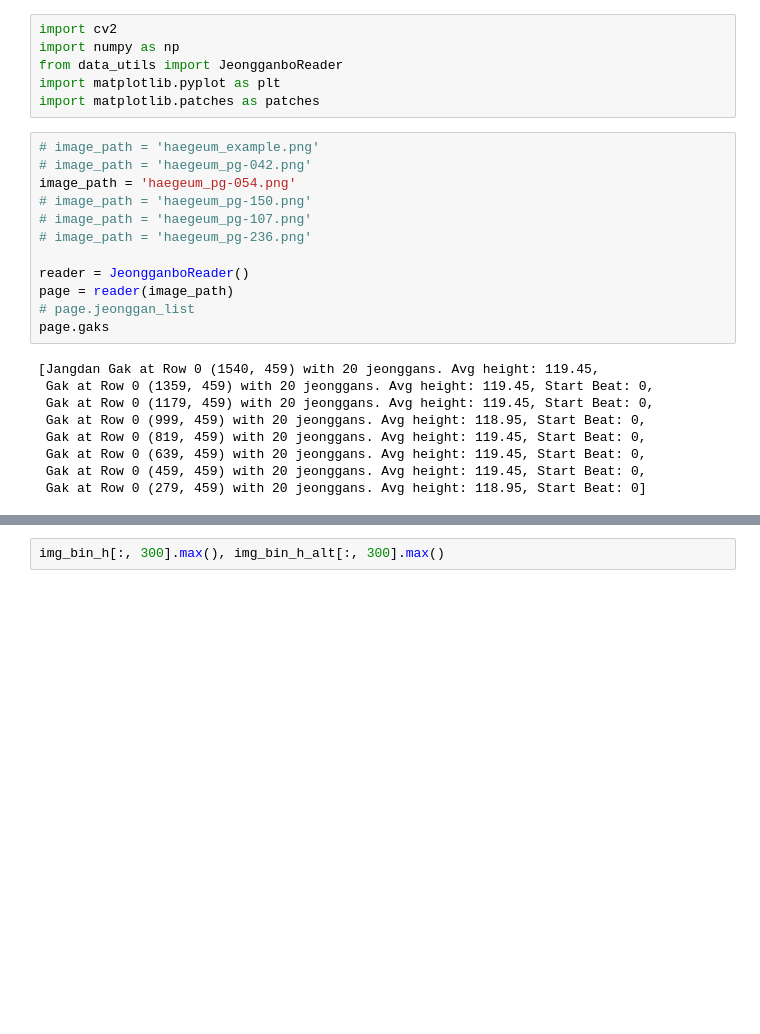
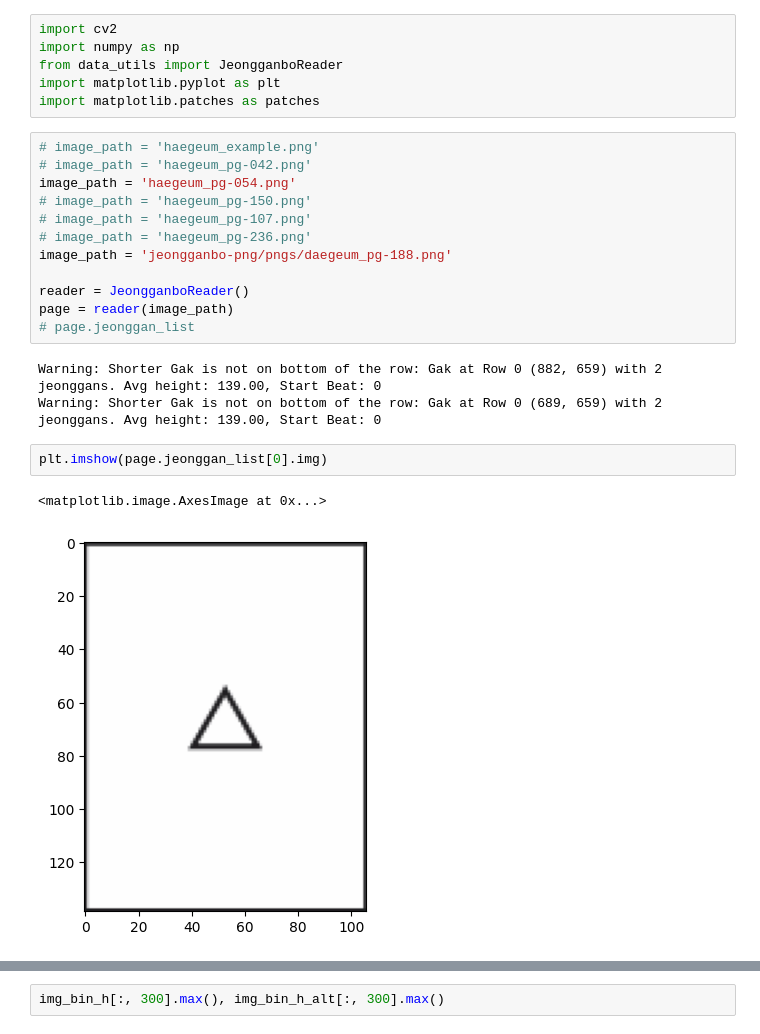
Before and after one commit to MALerLab/jeongganbo-omr, a Jupyter notebook: notebooks/find_jeonggan_in_page.ipynb, the cells around one changed output, grey strips where cells are left out. Cells and saved outputs as stored; diff of their text form; blank space fills up the shorter version.

```diff
--- a/notebooks/find_jeonggan_in_page.ipynb
+++ b/notebooks/find_jeonggan_in_page.ipynb
@@ -14,20 +17,19 @@ image_path = 'haegeum_pg-054.png'
 # image_path = 'haegeum_pg-150.png'
 # image_path = 'haegeum_pg-107.png'
 # image_path = 'haegeum_pg-236.png'
+image_path = 'jeongganbo-png/pngs/daegeum_pg-188.png'
 
 reader = JeongganboReader()
 page = reader(image_path)
 # page.jeonggan_list
-page.gaks
 # %% [output]
-[Jangdan Gak at Row 0 (1540, 459) with 20 jeonggans. Avg height: 119.45,
- Gak at Row 0 (1359, 459) with 20 jeonggans. Avg height: 119.45, Start Beat: 0,
- Gak at Row 0 (1179, 459) with 20 jeonggans. Avg height: 119.45, Start Beat: 0,
- Gak at Row 0 (999, 459) with 20 jeonggans. Avg height: 118.95, Start Beat: 0,
- Gak at Row 0 (819, 459) with 20 jeonggans. Avg height: 119.45, Start Beat: 0,
- Gak at Row 0 (639, 459) with 20 jeonggans. Avg height: 119.45, Start Beat: 0,
- Gak at Row 0 (459, 459) with 20 jeonggans. Avg height: 119.45, Start Beat: 0,
- Gak at Row 0 (279, 459) with 20 jeonggans. Avg height: 118.95, Start Beat: 0]
+Warning: Shorter Gak is not on bottom of the row: Gak at Row 0 (882, 659) with 2 jeonggans. Avg height: 139.00, Start Beat: 0
+Warning: Shorter Gak is not on bottom of the row: Gak at Row 0 (689, 659) with 2 jeonggans. Avg height: 139.00, Start Beat: 0
+# %%
+plt.imshow(page.jeonggan_list[0].img)
+# %% [output]
+<matplotlib.image.AxesImage at 0x...>
+[figure, added]
 # %%
 image = page.img
 self = JeongganboReader()
```
Also changed, not shown: parts of 39 cells of this notebook, 9 other files.
